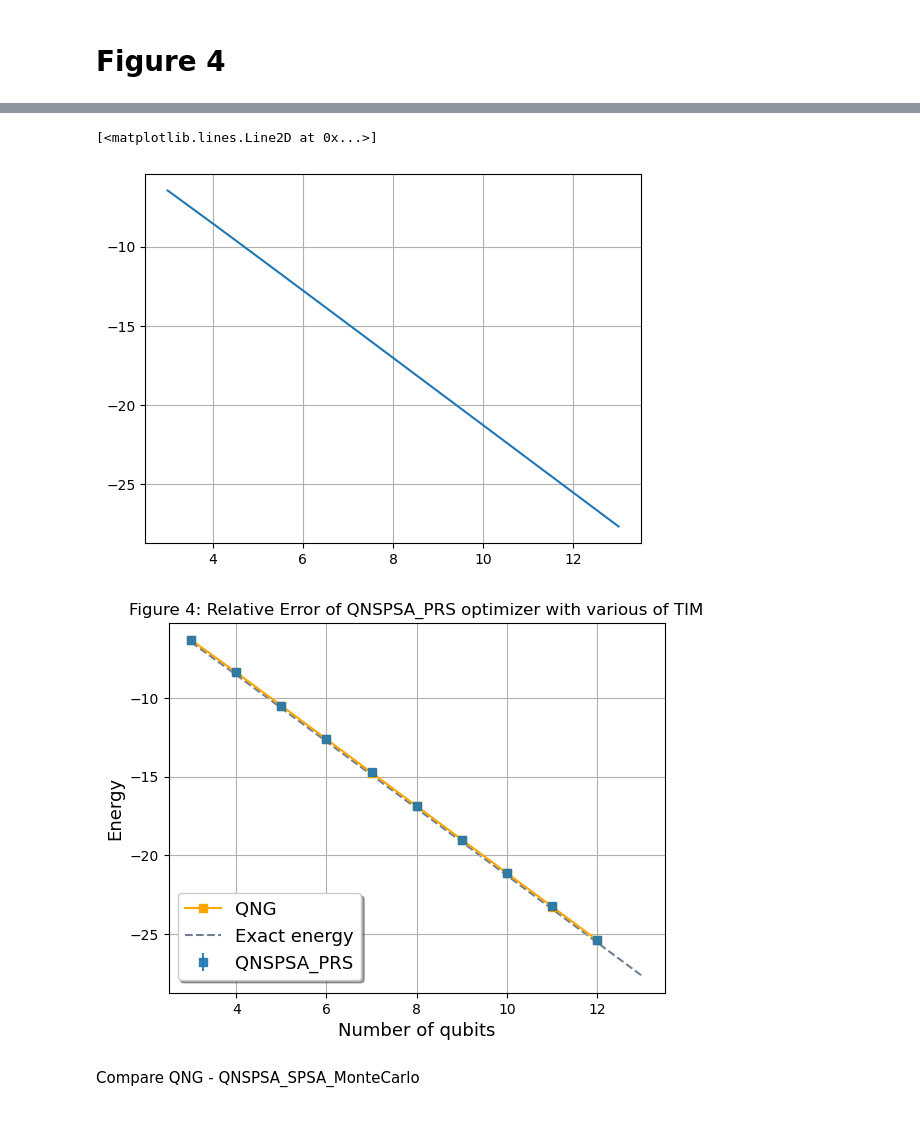
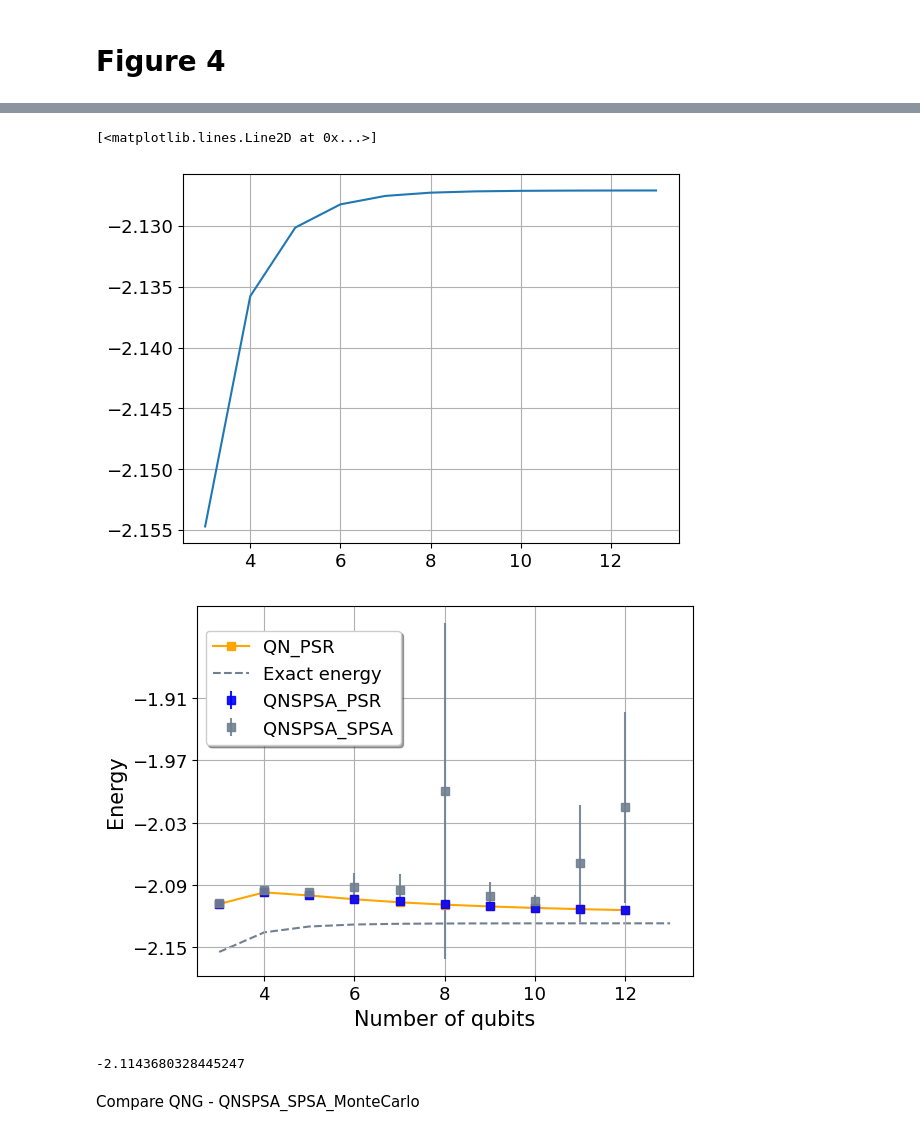
Before and after one commit to nguyenvulinh666/Variational-Quantum-EigeinSolver, a Jupyter notebook: Plot_data.ipynb, the cells around one changed output, grey strips where cells are left out. Cells and saved outputs as stored; diff of their text form; code cells hidden in the pictures.

```diff
--- a/Plot_data.ipynb
+++ b/Plot_data.ipynb
@@ -582,15 +586,15 @@ fig.savefig('./Figure/Figure4-ReAm-QNSPSA_PRS_Qubit.png', format='png', dpi=600,
 # %%
 import matplotlib.pyplot as plt
 
 x = np.linspace(3,13,11)
 
-gs_energy_J1h2 = [(exact_solver.compute_eigenvalues(Ising_hamiltonian(i, 1, 2))).eigenvalues.real[0] for i in range(3,14)]
+gs_energy_J1h2 = [(exact_solver.compute_eigenvalues(Ising_hamiltonian(i, 1, 2))).eigenvalues.real[0]/i for i in range(3,14)]
 
 plt.grid()
 plt.plot(x, gs_energy_J1h2, "")
 # %% [output]
 [<matplotlib.lines.Line2D at 0x...>]
-[figure, old version]
+[figure, new version]
 # %%
 entanglement = 'reverse_linear'
 
@@ -622,12 +632,15 @@ num_spin = np.linspace(3,12,10)
 
 # y_standard_deviation = np.array([std_QNSPSA_PRS_ReAm_3_500_J1h2[-1], std_QNSPSA_PRS_ReAm_4_500_J1h2[-1], std_QNSPSA_PRS_ReAm_5_500_J1h2[-1], std_QNSPSA_PRS_ReAm_6_500_J1h2[-1], std_QNSPSA_PRS_ReAm_7_500_J1h2[-1], std_QNSPSA_PRS_ReAm_8_500_J1h2[-1], std_QNSPSA_PRS_ReAm_9_500_J1h2[-1], std_QNSPSA_PRS_ReAm_10_500_J1h2[-1], std_QNSPSA_PRS_ReAm_11_500_J1h2[-1], std_QNSPSA_PRS_ReAm_12_500_J1h2[-1]])
 
-plt.errorbar(num_spin, mean_QNSPSA_PRS_ReAm_multiplespin_500_J1h2, yerr = std_QNSPSA_PRS_ReAm_multiplespin_500_J1h2, fmt ='s', label='QNSPSA_PRS', alpha = .9)
+plt.errorbar(num_spin, mean_QNSPSA_PRS_ReAm_multiplespin_500_J1h2, yerr = std_QNSPSA_PRS_ReAm_multiplespin_500_J1h2, fmt ='s', color='blue', label='QNSPSA_PSR', alpha = .9)
 
-plt.ylabel('Energy', fontsize=fontsize)
-plt.xlabel('Number of qubits', fontsize=fontsize)
+plt.errorbar(num_spin, mean_QNSPSA_SPSA_ReAm_multiplespin_500_J1h2, yerr = std_QNSPSA_SPSA_ReAm_multiplespin_500_J1h2, fmt ='s', color='slategrey', label='QNSPSA_SPSA', alpha = .9)
 
-plt.plot(np.linspace(3,12, 10), QNG_ReAm_multiplespin_500_J1h1_2, marker='s', label='QNG', color='orange')
+
+plt.ylabel('Energy', fontsize=fontsize+2)
+plt.xlabel('Number of qubits', fontsize=fontsize+2)
+
+plt.plot(np.linspace(3,12, 10), QNG_ReAm_multiplespin_500_J1h1_2, marker='s', label='QN_PSR', color='orange')
 
 # plt.axhline(y=gs_energy, color="tab:red", ls="--", lw=1, label="Target: " + str(gs_energy))
 # Exact ground state energy value
@@ -635,8 +648,6 @@ plt.plot(np.linspace(3,12, 10), QNG_ReAm_multiplespin_500_J1h1_2, marker='s', la
 # plt.title('Quantum Natural Gradient Descent with various of learning rate')
 # plt.legend(fontsize=13)
 
-matplotlib.rc('xtick', labelsize=fontsize-1)
-matplotlib.rc('ytick', labelsize=fontsize-1)
 # plt.
 plt.grid()
 # plt.ylim((0,0.05))
@@ -646,16 +657,26 @@ x = np.linspace(3,13,11)
 
 plt.plot(x, gs_energy_J1h2, "--", color='slategrey', label='Exact energy', zorder=0)
 
+matplotlib.rc('xtick', labelsize= fontsize)
+matplotlib.rc('ytick', labelsize= fontsize)
+plt.yticks(np.arange(-2.15, -1.85, step=0.06))
+plt.locator_params(axis="x", nbins=6)
 
-plt.legend(loc='lower left' ,bbox_to_anchor=(0, 0.01),  ncol=1, fancybox=True, shadow=True, fontsize=fontsize)
-plt.title('Figure 4: Relative Error of QNSPSA_PRS optimizer with various of TIM')
-fig.savefig('./figure/Figure4-ReAm-QNSPSA_PRS_Qubit.png', format='png', dpi=600, bbox_inches='tight')
+plt.legend(loc='lower left' ,bbox_to_anchor=(0, 0.6),  ncol=1, fancybox=True, shadow=True, fontsize=fontsize)
+
+# plt.title('Figure 4: Relative Error of QNSPSA_PRS optimizer with various of TIM')
+file_type = 'svg'
+fig.savefig(f'./figure/Figure4-ReAm-QNSPSA_PRS_Qubit.{file_type}', format=file_type, dpi=600, bbox_inches='tight')
 
 
 
 plt.show()
 # %% [output]
-[figure, old version]
+[figure, new version]
+# %%
+-25.372416394134298 / 12
+# %% [output]
+-2.1143680328445247
 # %% [markdown]
 Compare QNG - QNSPSA_SPSA_MonteCarlo
 # %%
```
Also changed, not shown: parts of 15 cells of this notebook, 11 other files.
